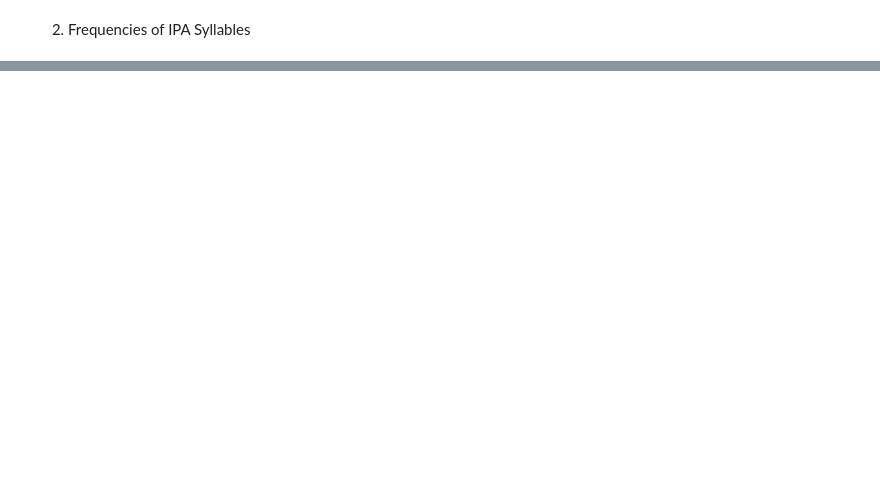
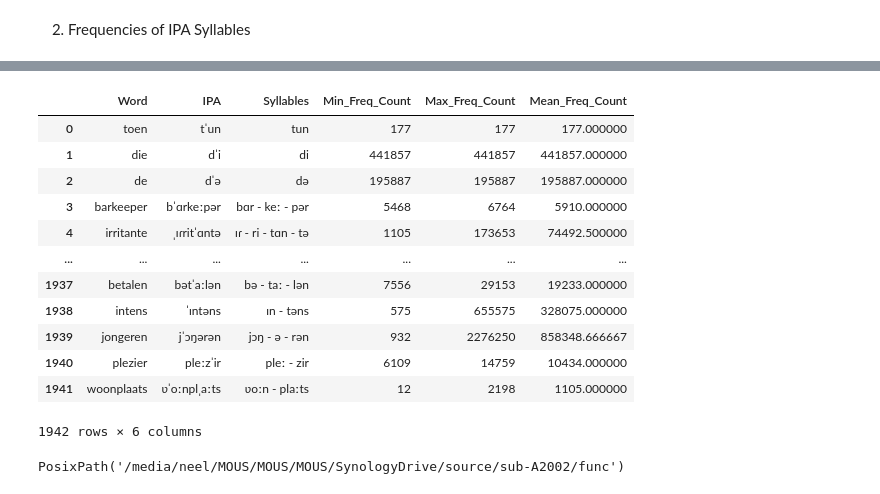
Before and after one commit to suneelbanerjee/MOUS_hierarchical-representations, a Jupyter notebook: celex_vs_IPA.ipynb, the cells around one changed output, grey strips where cells are left out. Cells and saved outputs as stored; diff of their text form; code cells hidden in the pictures; blank space fills up the shorter version.

Commit message:
celex_vs_IPA.ipynb has code for calculating syllable frequency, obtaining min/max/mean for all study words, and printing subject regressor files

```diff
--- a/celex_vs_IPA.ipynb
+++ b/celex_vs_IPA.ipynb
@@ -204,0 +144,3 @@ for i in range(len(IPA_syllables)):
+# %%
+IPA_syllables['Cumulative FREQcount'] = None
+IPA_syllables
@@ -204,0 +161,6 @@ for i in range(len(IPA_syllables)):
+# %%
+for index, row in IPA_syllables.iterrows():
+    syllable = row['Syllables']
+    contains_syllable = subtlex_IPA['Syllables'].str.contains(syllable, na=False)
+    cumulative_FREQcount = subtlex_IPA[contains_syllable]['FREQcount'].sum()
+    IPA_syllables.at[index,'Cumulative FREQcount'] = cumulative_FREQcount
@@ -204,0 +172,4 @@ for i in range(len(IPA_syllables)):
+# %%
+import pandas as pd
+IPA_syllables  = pd.read_csv('IPA_individual_syllable_frequencies.csv')
+mous_ipa = pd.read_csv('MOUS_IPA_transcriptions.csv')
@@ -204,0 +216,26 @@ for i in range(len(IPA_syllables)):
+# %%
+# Iterate over each row in mous_ipa
+for index, row in mous_ipa.iterrows():
+    word = row['Word']
+    transcription = row['Syllables'].strip()
+    print(f"{word} in IPA is {transcription}")
+
+    # Split transcription into syllables and strip whitespace
+    transcription_syllables = [syllable.strip() for syllable in transcription.split(" - ")]
+
+    freq_counts = []  # List to store Cumulative FREQcount values
+    for syllable in transcription_syllables:
+        # Find the row in IPA_syllables where 'Syllables' equals the current syllable
+        match = IPA_syllables[IPA_syllables['Syllables'].str.strip() == syllable]
+
+        if not match.empty:
+            # Get the 'Cumulative FREQcount' value
+            freq_count = match.iloc[0]['CumulativeFREQcount']
+            freq_counts.append(freq_count)
+        else:
+            # If no match is found, append 0 or None
+            freq_counts.append(0)
+            print(f"No match found for syllable: '{syllable}'")
+
+    # Print the word and the array of Cumulative FREQcount values
+    print(f"Word: '{word}', Cumulative FREQcounts: {freq_counts}")
@@ -204,0 +329,16 @@ for i in range(len(IPA_syllables)):
+# %%
+mous_ipa
+# %% [output]
+|  | Word | IPA | Syllables | Min_Freq_Count | Max_Freq_Count | Mean_Freq_Count |
+| 0 | toen | tˈun | tun | 177 | 177 | 177.000000 |
+| 1 | die | dˈi | di | 441857 | 441857 | 441857.000000 |
+| 2 | de | dˈə | də | 195887 | 195887 | 195887.000000 |
+| 3 | barkeeper | bˈɑrkeːpər | bɑr - keː - pər | 5468 | 6764 | 5910.000000 |
+| 4 | irritante | ˌɪɾritˈɑntə | ɪɾ - ri - tɑn - tə | 1105 | 173653 | 74492.500000 |
+| ... | ... | ... | ... | ... | ... | ... |
+| 1937 | betalen | bətˈaːlən | bə - taː - lən | 7556 | 29153 | 19233.000000 |
+| 1938 | intens | ˈɪntəns | ɪn - təns | 575 | 655575 | 328075.000000 |
+| 1939 | jongeren | jˈɔŋərən | jɔŋ - ə - rən | 932 | 2276250 | 858348.666667 |
+| 1940 | plezier | pleːzˈir | pleː - zir | 6109 | 14759 | 10434.000000 |
+| 1941 | woonplaats | ʋˈoːnplˌaːts | ʋoːn - plaːts | 12 | 2198 | 1105.000000 |
+1942 rows × 6 columns
@@ -204,0 +358,4 @@ for i in range(len(IPA_syllables)):
+# %%
+events.parent
+# %% [output]
+PosixPath('/media/neel/MOUS/MOUS/MOUS/SynologyDrive/source/sub-A2002/func')
```
Also changed, not shown: parts of 23 cells of this notebook, 5 other files.
